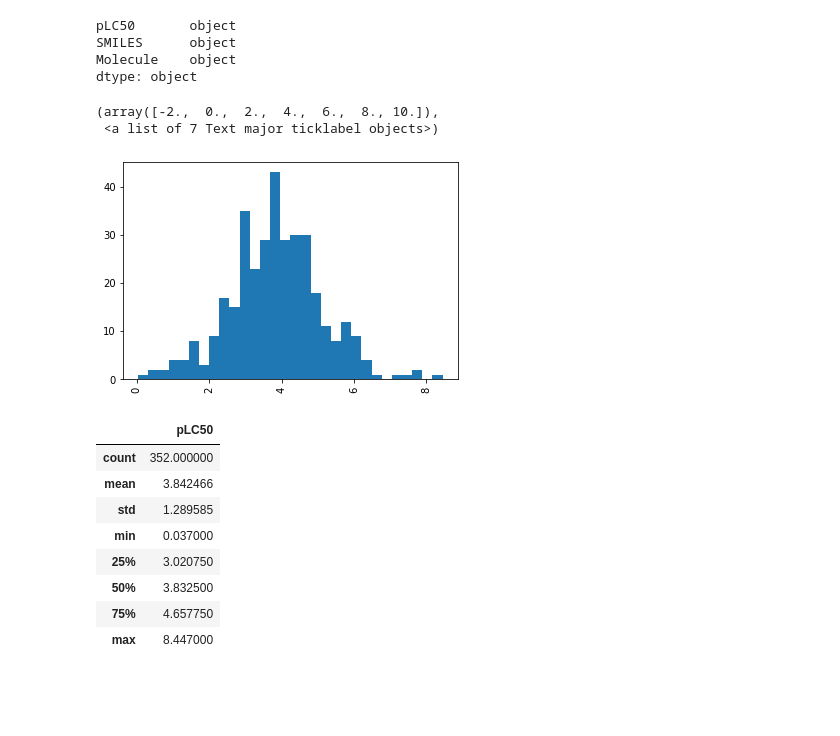
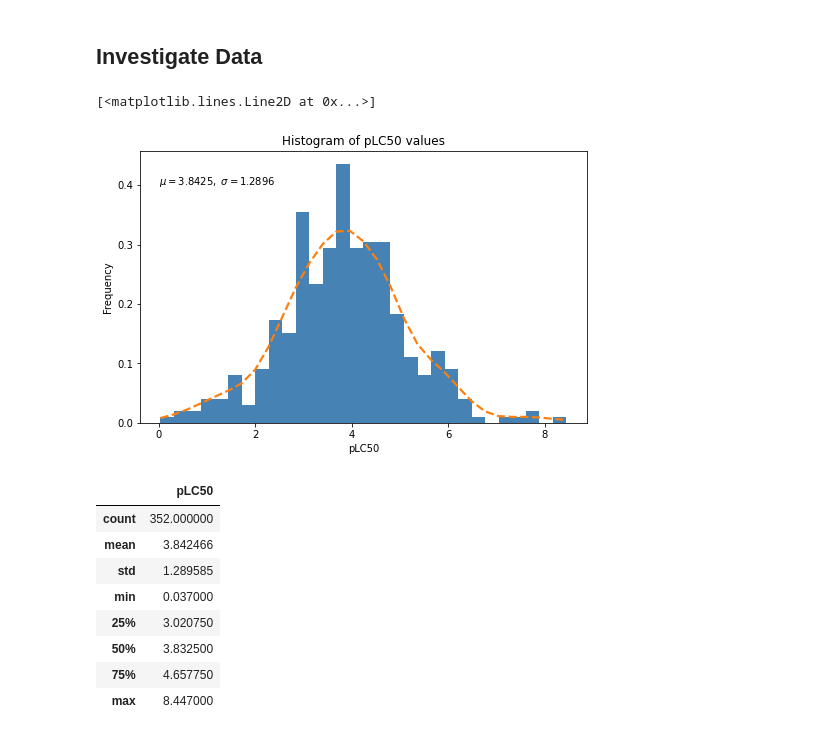
Before and after one commit to Cajac102/QSPR_Competition, a Jupyter notebook: notebooks/initial_data_inspection.ipynb, the cells around one changed output. Saved outputs shown, nothing was run; the diff lists cells and outputs as text; code cells hidden in the pictures; blank space fills up the shorter version.

```diff
--- a/notebooks/initial_data_inspection.ipynb
+++ b/notebooks/initial_data_inspection.ipynb
@@ -61,18 +52,19 @@ RDKit WARNING: [20:02:22] Warning: molecule is tagged as 3D, but all Z coords ar
-# %%
-print(frame.dtypes)
-frame = frame.astype({"pLC50": float})
-# %% [output]
-pLC50       object
-SMILES      object
-Molecule    object
-dtype: object
-# %%
-ax = plt.hist(frame["pLC50"].to_list(), bins = 30)
-plt.xticks(rotation=90)
-# %% [output]
-(array([-2.,  0.,  2.,  4.,  6.,  8., 10.]),
- <a list of 7 Text major ticklabel objects>)
-[figure, removed]
+# %% [markdown]
+## Investigate Data
+# %%
+# Check distribution of pLC50 property
+plt.figure(figsize=(8,5))
+n,x,_ = plt.hist(frame["pLC50"].to_list(), bins = 30, density=True,facecolor='steelblue')
+plt.ylabel('Frequency',rotation=90)
+density = stats.gaussian_kde(frame["pLC50"].to_list())
+plt.xlabel('pLC50')
+plt.text(0, 0.4, r'$\mu={},\ \sigma={}$'.format(round(frame["pLC50"].mean(),4),
+                                                round(frame["pLC50"].std(),4)))
+plt.title('Histogram of pLC50 values')
+plt.plot(x, density(x),linestyle='dashed',lw=2.2)
+# %% [output]
+[<matplotlib.lines.Line2D at 0x...>]
+[figure, added]
 # %%
 frame.describe()
 # %% [output]
```
Also changed, not shown: parts of 38 cells of this notebook, 3 other files.
